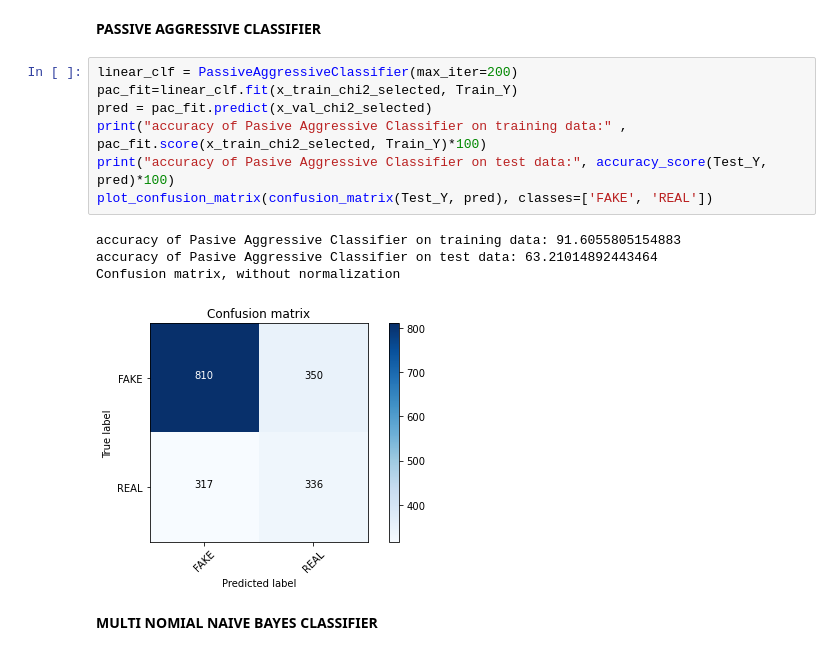
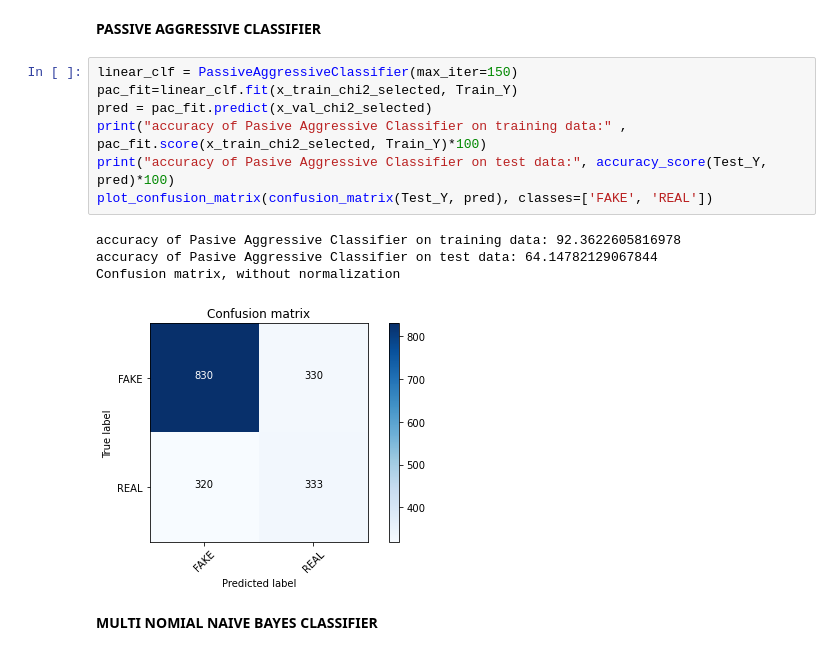
Before and after one commit to manisha302/Fake-News-Detection-after-Extracting-Data-, a Jupyter notebook: fake-news-detection.ipynb, the cells around one changed output. Cells and saved outputs as stored; diff of their text form.

```diff
--- a/fake-news-detection.ipynb
+++ b/fake-news-detection.ipynb
@@ -392,17 +392,17 @@ Confusion matrix, without normalization
 # %% [markdown]
 **PASSIVE AGGRESSIVE CLASSIFIER**
 # %%
-linear_clf = PassiveAggressiveClassifier(max_iter=200)
+linear_clf = PassiveAggressiveClassifier(max_iter=150)
 pac_fit=linear_clf.fit(x_train_chi2_selected, Train_Y)
 pred = pac_fit.predict(x_val_chi2_selected)
 print("accuracy of Pasive Aggressive Classifier on training data:" , pac_fit.score(x_train_chi2_selected, Train_Y)*100)
 print("accuracy of Pasive Aggressive Classifier on test data:", accuracy_score(Test_Y, pred)*100)
 plot_confusion_matrix(confusion_matrix(Test_Y, pred), classes=['FAKE', 'REAL'])
 # %% [output]
-accuracy of Pasive Aggressive Classifier on training data: 91.6055805154883
-accuracy of Pasive Aggressive Classifier on test data: 63.21014892443464
+accuracy of Pasive Aggressive Classifier on training data: 92.3622605816978
+accuracy of Pasive Aggressive Classifier on test data: 64.14782129067844
 Confusion matrix, without normalization
-[figure, old version]
+[figure, new version]
 # %% [markdown]
 **MULTI NOMIAL NAIVE BAYES CLASSIFIER**
 # %%
```
Also changed, not shown: parts of 2 cells of this notebook.
